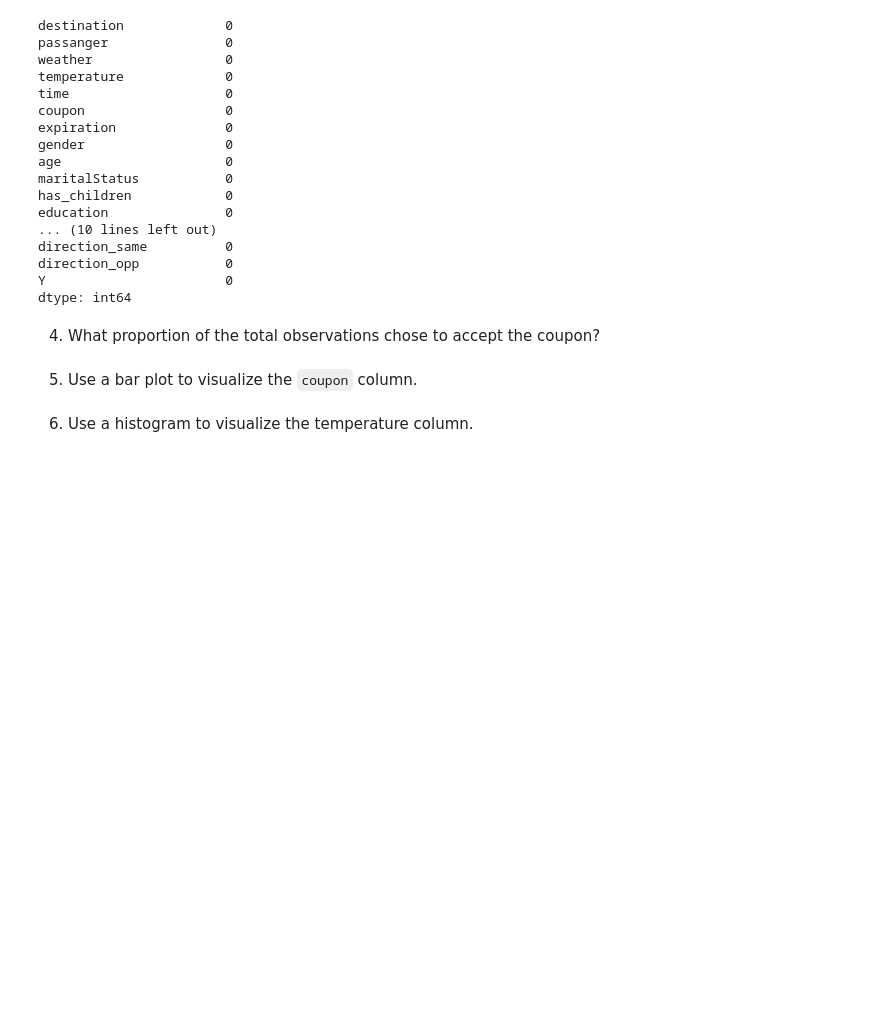
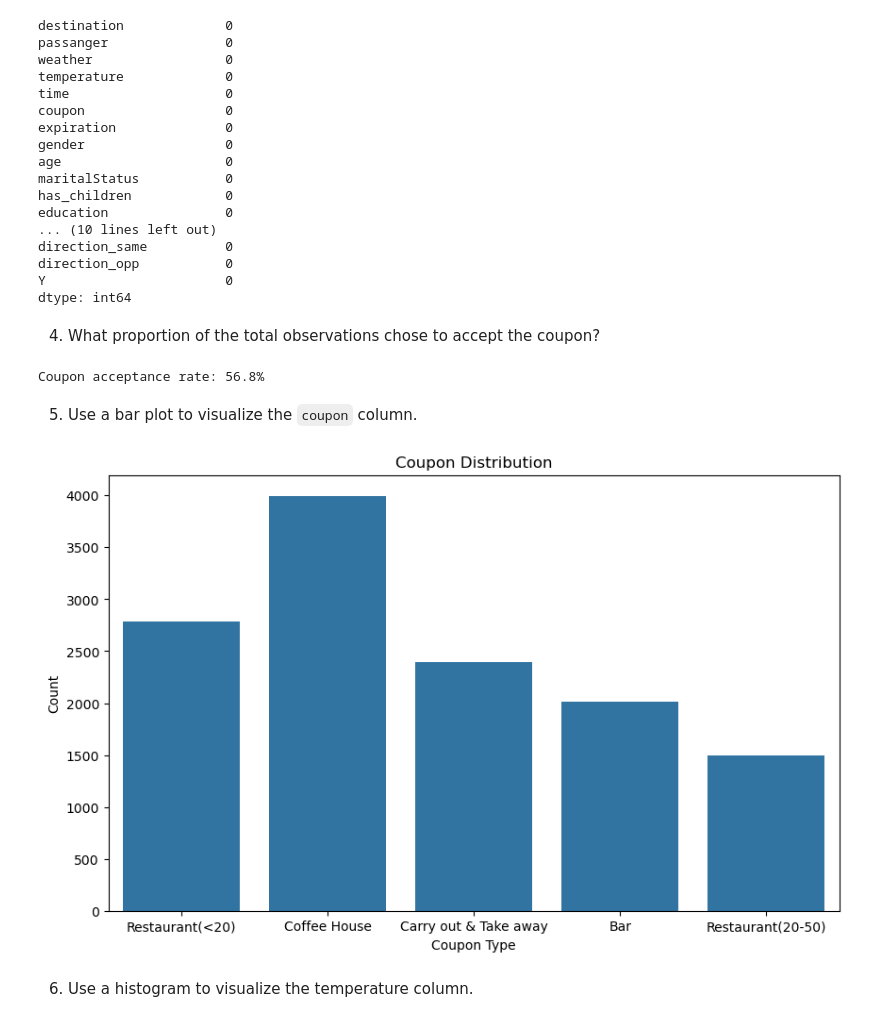
Before and after one commit to orczhu/zhu-ai-learning, a Jupyter notebook: module_1/prompt.ipynb, the cells around one changed output. Cells and saved outputs as stored; diff of their text form; code cells hidden in the pictures; blank space fills up the shorter version.

```diff
--- a/module_1/prompt.ipynb
+++ b/module_1/prompt.ipynb
@@ -166,8 +166,25 @@ dtype: int64
 # %%
 # To get proportion of total obervations chose to accept the coupon,
 # need to caluate Y column's prcentage of value = 1
+coupon_accept_rate = data['Y'].value_counts(normalize=True)
+accept_rate = coupon_accept_rate[1] * 100
+print(f"Coupon acceptance rate: {accept_rate:.1f}%")
+# The acceptance rate is 56.8%
+# %% [output]
+Coupon acceptance rate: 56.8%
 # %% [markdown]
 5. Use a bar plot to visualize the `coupon` column.
+# %%
+# Use sns bar plot to visualize the coupon column.
+# x will be coupoin type, y will be count
+plt.figure(figsize=(10, 6))
+sns.countplot(x='coupon', data=data)
+plt.xlabel('Coupon Type')
+plt.ylabel('Count')
+plt.title('Coupon Distribution')
+plt.show()
+# %% [output]
+[figure, added]
 # %% [markdown]
 6. Use a histogram to visualize the temperature column.
 # %% [markdown]
```
